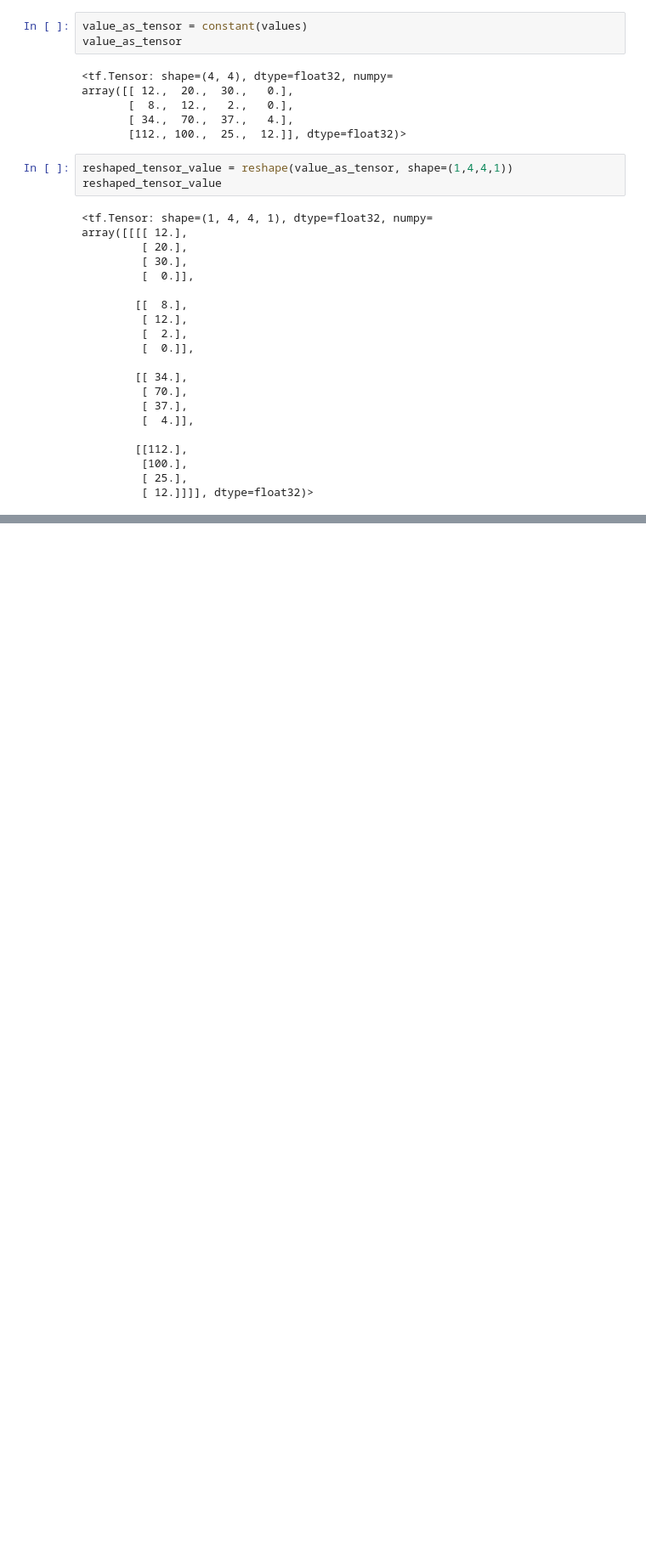
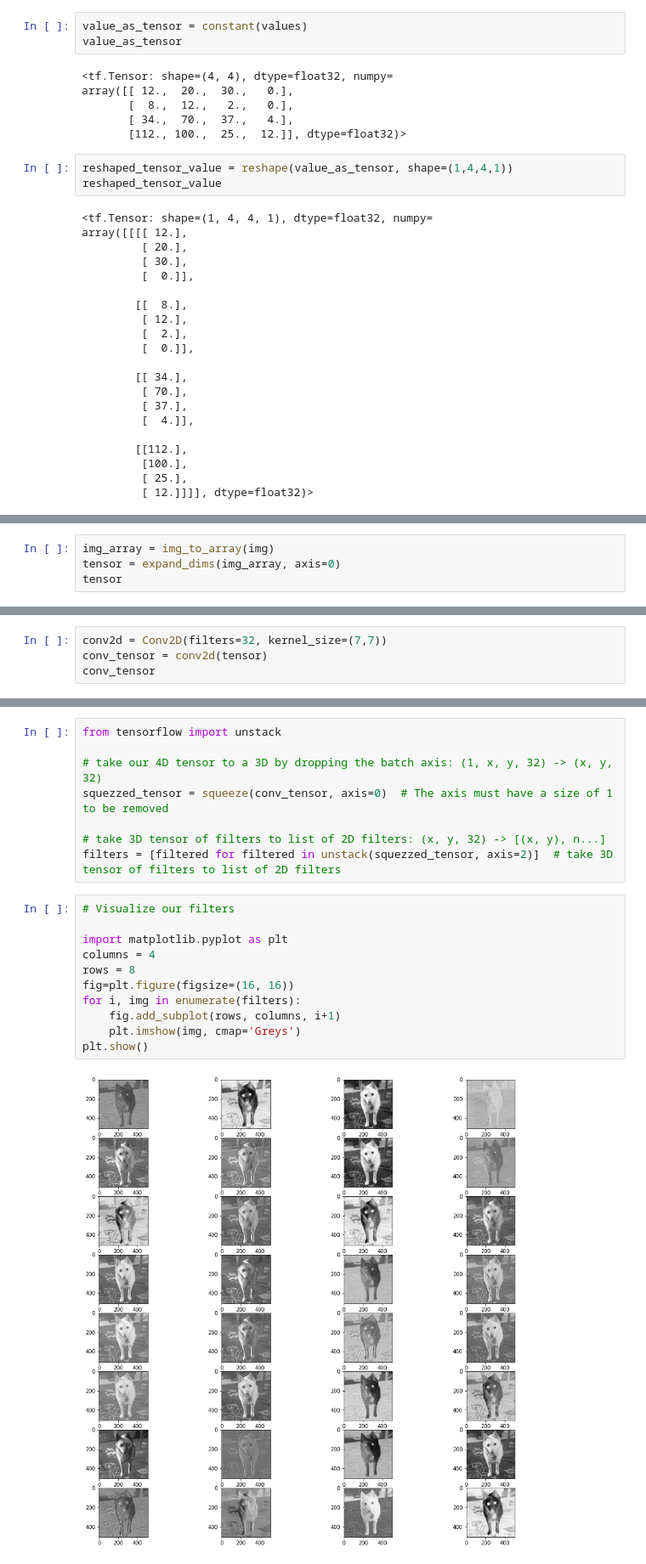
Before and after one commit to UL-DAVIS-Workshops/aiml_notebooks, a Jupyter notebook: Convolution.ipynb, the cells around one changed output, grey strips where cells are left out. Shown: that part at 85% size. Cells and saved outputs as stored; diff of their text form; blank space fills up the shorter version.

```diff
--- a/Convolution.ipynb
+++ b/Convolution.ipynb
@@ -65,0 +88,4 @@ array([[[[20.950758 , 10.652892 ],
+# %%
+img_array = img_to_array(img)
+tensor = expand_dims(img_array, axis=0)
+tensor
@@ -65,0 +110,4 @@ array([[[[20.950758 , 10.652892 ],
+# %%
+conv2d = Conv2D(filters=32, kernel_size=(7,7))
+conv_tensor = conv2d(tensor)
+conv_tensor
@@ -66,3 +132,24 @@ array([[[[20.950758 , 10.652892 ],
+# %%
+from tensorflow import unstack
+
+# take our 4D tensor to a 3D by dropping the batch axis: (1, x, y, 32) -> (x, y, 32)
+squezzed_tensor = squeeze(conv_tensor, axis=0)  # The axis must have a size of 1 to be removed
+
+# take 3D tensor of filters to list of 2D filters: (x, y, 32) -> [(x, y), n...]
+filters = [filtered for filtered in unstack(squezzed_tensor, axis=2)]  # take 3D tensor of filters to list of 2D filters
+# %%
+# Visualize our filters
+
+import matplotlib.pyplot as plt
+columns = 4
+rows = 8
+fig=plt.figure(figsize=(16, 16))
+for i, img in enumerate(filters):
+    fig.add_subplot(rows, columns, i+1)
+    plt.imshow(img, cmap='Greys')
+plt.show()
+# %% [output]
+[figure, added]
 # %%
 # For additional information on Conv2D
 
```
Also changed, not shown: parts of 8 cells of this notebook.
